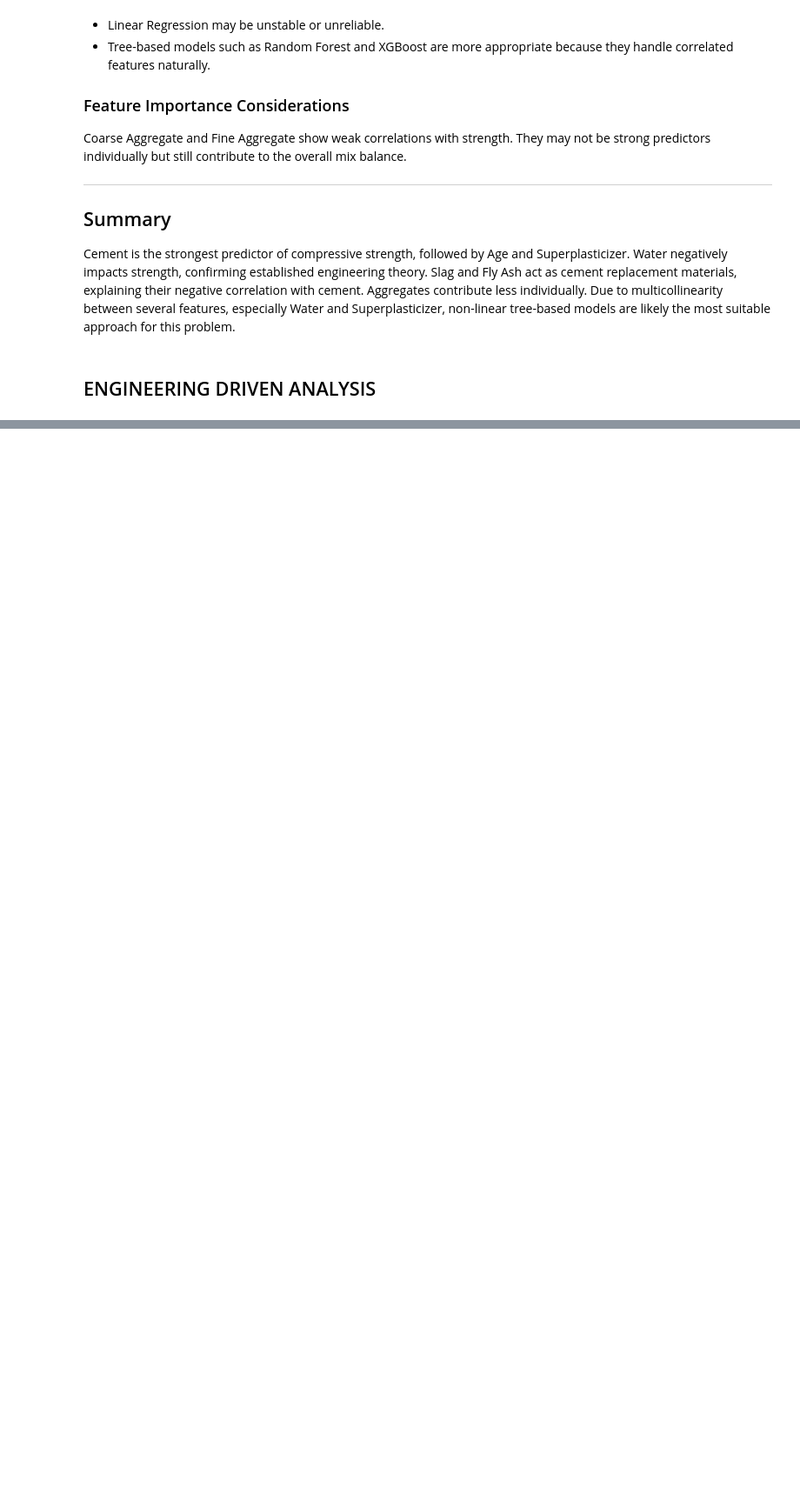
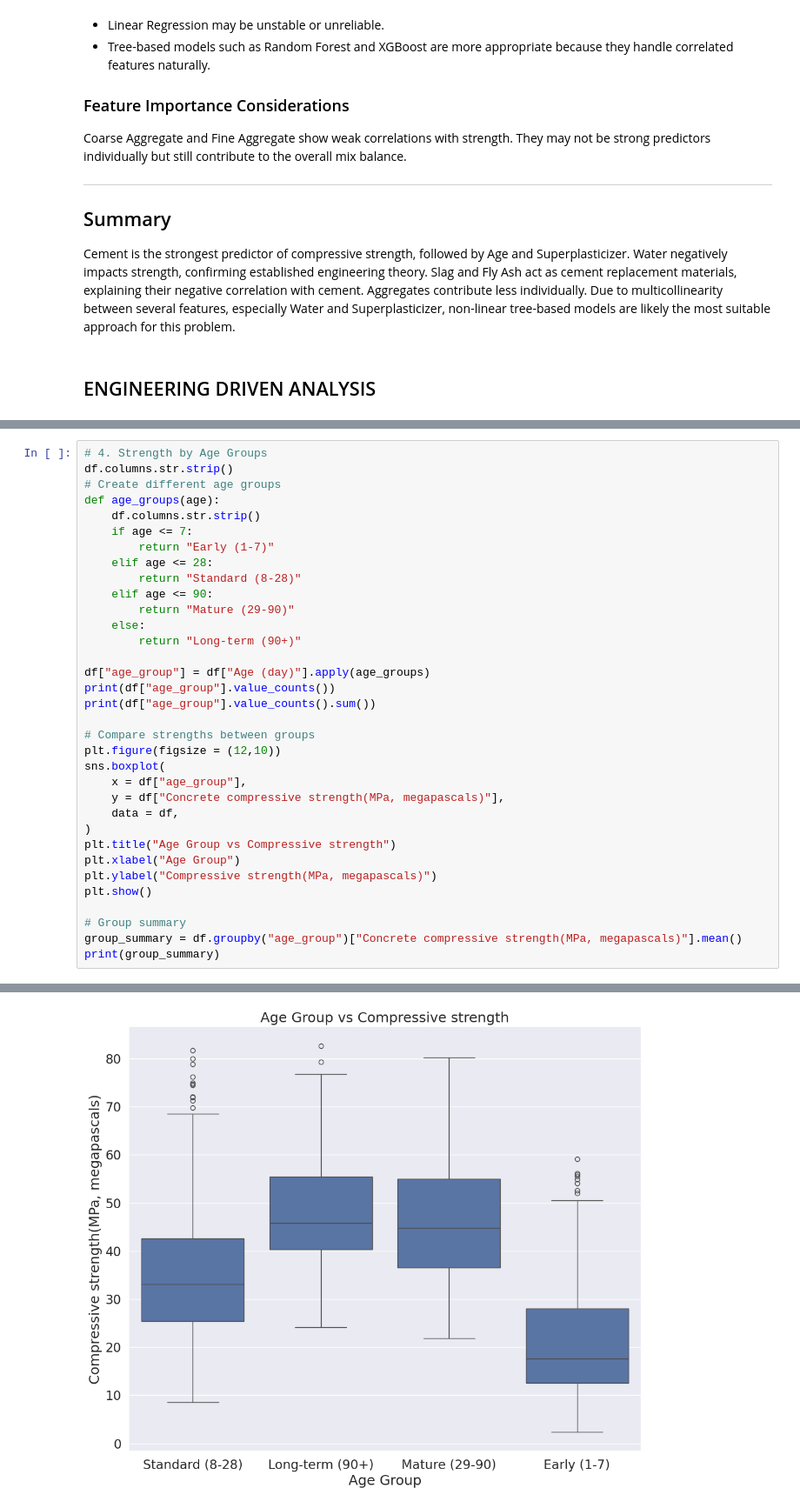
Before and after one commit to Darlene-13/concrete_strength_prediction, a Jupyter notebook: notebooks/01_EDA.ipynb, the cells around one changed output, grey strips where cells are left out. Shown at 87% size. Drawn from its saved outputs; the diff is of its cells as text; blank space fills up the shorter version.

```diff
--- a/notebooks/01_EDA.ipynb
+++ b/notebooks/01_EDA.ipynb
@@ -370,0 +594,35 @@ Cement is the strongest predictor of compressive strength, followed by Age and S
+# %%
+# 4. Strength by Age Groups
+df.columns.str.strip()
+# Create different age groups
+def age_groups(age):
+    df.columns.str.strip()
+    if age <= 7:
+        return "Early (1-7)"
+    elif age <= 28:
+        return "Standard (8-28)"
+    elif age <= 90:
+        return "Mature (29-90)"
+    else:
+        return "Long-term (90+)"
+
+df["age_group"] = df["Age (day)"].apply(age_groups)
+print(df["age_group"].value_counts())
+print(df["age_group"].value_counts().sum())
+
+# Compare strengths between groups
+plt.figure(figsize = (12,10))
+sns.boxplot(
+    x = df["age_group"],
+    y = df["Concrete compressive strength(MPa, megapascals)"],
+    data = df,
+)
+plt.title("Age Group vs Compressive strength")
+plt.xlabel("Age Group")
+plt.ylabel("Compressive strength(MPa, megapascals)")
+plt.show()
+
+# Group summary
+group_summary = df.groupby("age_group")["Concrete compressive strength(MPa, megapascals)"].mean()
+print(group_summary)
+# %% [output]
@@ -370,0 +636 @@ Cement is the strongest predictor of compressive strength, followed by Age and S
+[figure, added]
```
Also changed, not shown: parts of 9 cells of this notebook, 3 other files.
